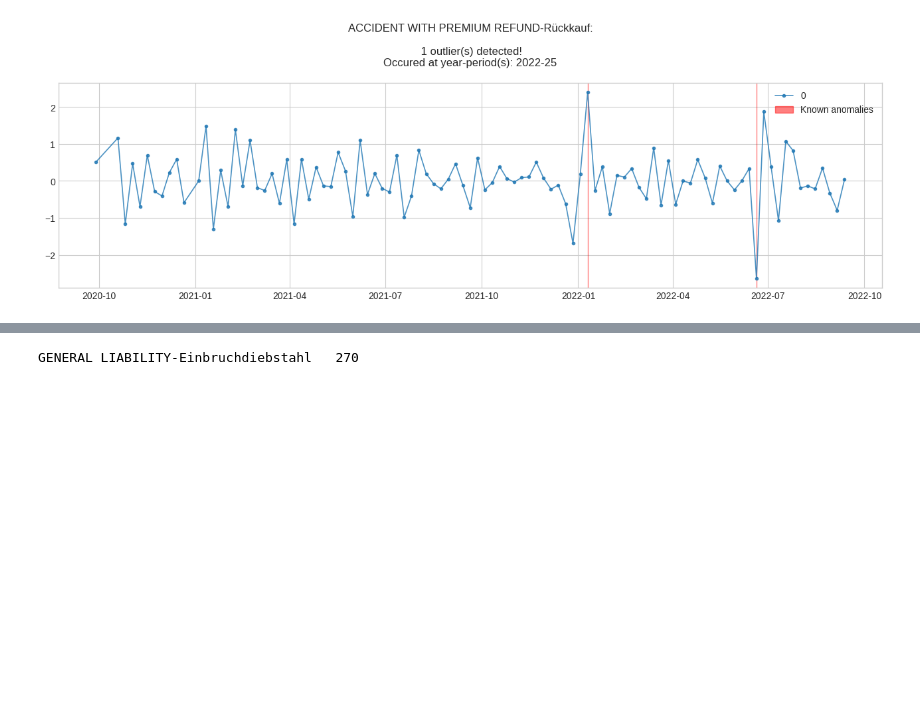
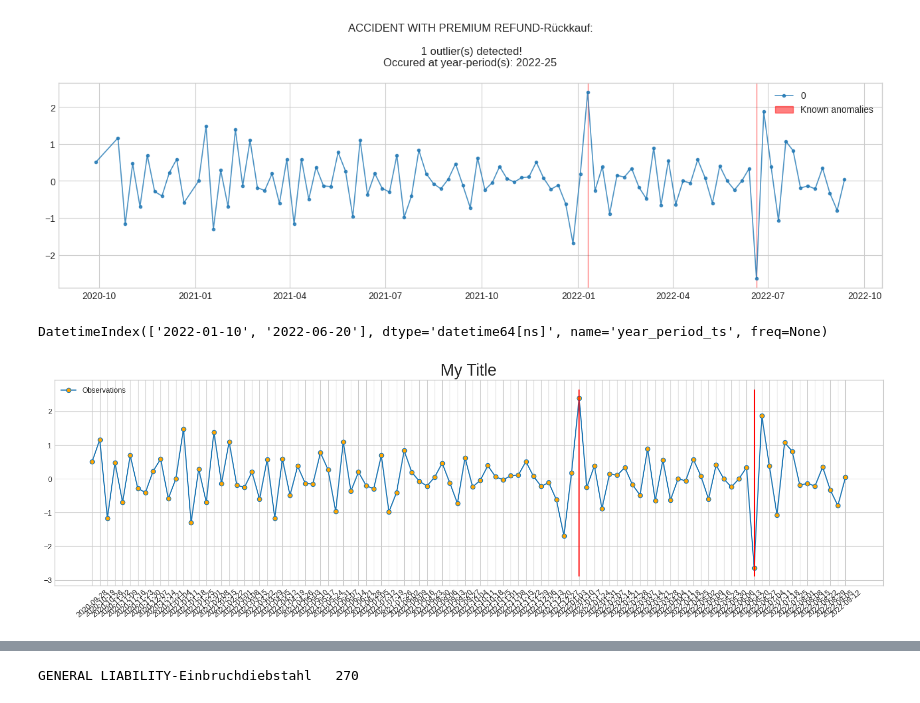
Before and after one commit to AVoss84/aac_anomaly, a Jupyter notebook: src/notebooks/tsa_clm_cnt-AAC-V0.ipynb, the cells around one changed output, grey strips where cells are left out. Cells and saved outputs as stored; diff of their text form; code cells hidden in the pictures; blank space fills up the shorter version.

Commit message:
add nicer anomaly plot

```diff
--- a/src/notebooks/tsa_clm_cnt-AAC-V0.ipynb
+++ b/src/notebooks/tsa_clm_cnt-AAC-V0.ipynb
@@ -325,0 +342,34 @@ pp = plot(fitted.val_series, anomaly_true = fitted.anomalies, ts_linewidth=1.2,
+# %%
+where = np.where(fitted.anomalies)[0]
+fitted.anomalies[where].index
+# %% [output]
+DatetimeIndex(['2022-01-10', '2022-06-20'], dtype='datetime64[ns]', name='year_period_ts', freq=None)
+# %%
+import matplotlib.dates as mdates
+
+#vertical =fitted.val_series.index.strftime("%Y-%m-%d").tolist()
+vertical = fitted.anomalies[where].index.strftime("%Y-%m-%d").tolist()
+
+#vertical=None
+title=""
+xlabel=''
+dpi=100
+ylabel=""
+x,y = fitted.val_series.index, fitted.val_series.values
+x = fitted.val_series.index.strftime("%Y-%m-%d").tolist()
+
+fig, ax = plt.subplots(figsize=(20, 5), dpi=dpi)
+ax.plot(x, y, color='tab:blue', linestyle='-', marker='o', markerfacecolor='orange', label='Observations')
+if vertical :
+        #ax.vlines(x=vertical, ymin=np.min(y), ymax=np.max(y), colors='red', lw=1, label='Anomalies',  linestyle='--')
+        plt.vlines(x=vertical, ymin=ax.get_ylim()[0], ymax=ax.get_ylim()[1], color='red', zorder=2)
+        #plt.axvline(x=vertical)
+#fig.gca().set(title=title, xlabel=xlabel, ylabel=ylabel, ylim = plt.ylim(), xlim=plt.xlim())
+ax.set_title('My Title', fontdict={'fontsize': 22, 'fontweight': 'medium'})
+#ax.axhline(1, color="red", linestyle="--")
+plt.xticks(rotation=40)
+plt.legend(loc = 'upper left')
+#print(plt.xticks() )
+plt.show()
+# %% [output]
+[figure, added]
```
Also changed, not shown: parts of 5 cells of this notebook, 3 other files.
